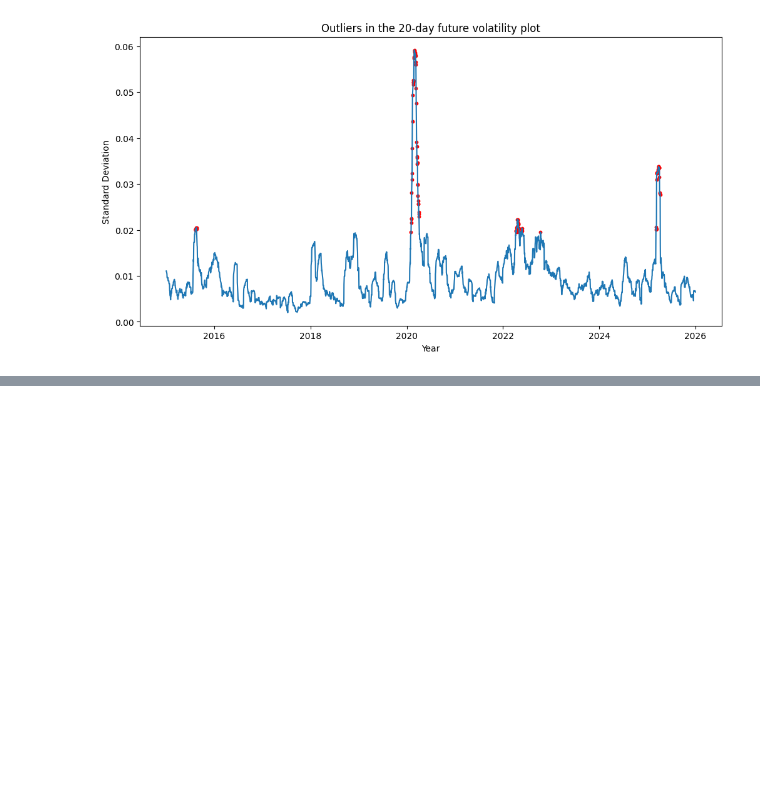
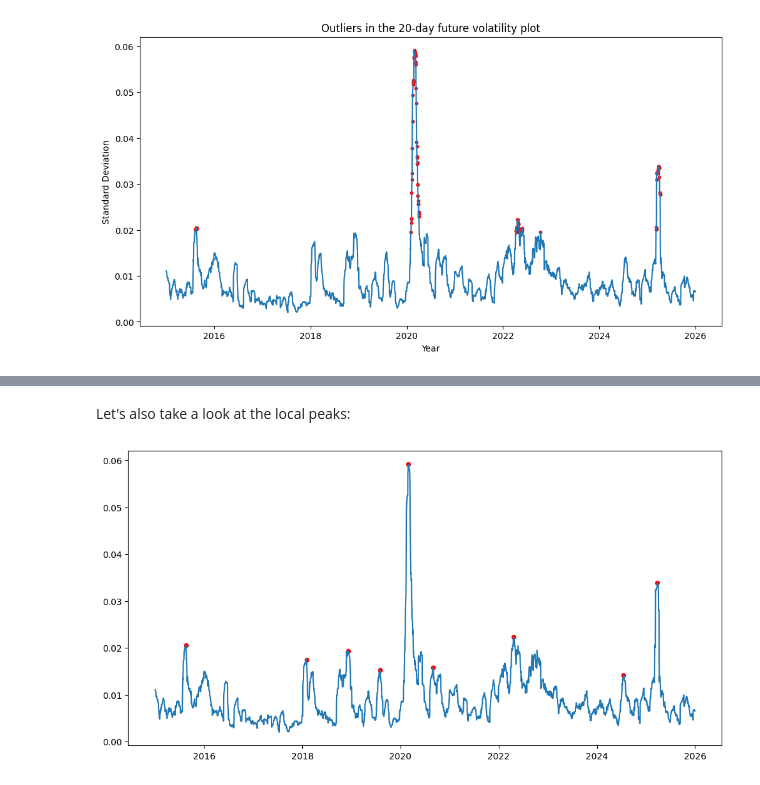
Before and after one commit to Noha-Jung3/Market-Volatility-Prediction, a Jupyter notebook: EDA.ipynb, the cells around one changed output, grey strips where cells are left out. Drawn from its saved outputs; the diff is of its cells as text; code cells hidden in the pictures; blank space fills up the shorter version.

```diff
--- a/EDA.ipynb
+++ b/EDA.ipynb
@@ -214,0 +238,22 @@ plt.show
+# %% [markdown]
+Let's also take a look at the local peaks:
+# %%
+from scipy.signal import find_peaks
+
+peaks, _ = find_peaks(
+    prices["future_vol_20"],
+    prominence=0.01  # adjust as needed
+)
+
+plt.figure(figsize=(12,6))
+plt.plot(prices.index, prices["future_vol_20"])
+
+plt.scatter(
+    prices.index[peaks],
+    prices["future_vol_20"].iloc[peaks], marker = "o",
+    s=20, color = "red"
+)
+
+plt.show()
+# %% [output]
+[figure, added]
```
Also changed, not shown: parts of 9 cells of this notebook.
